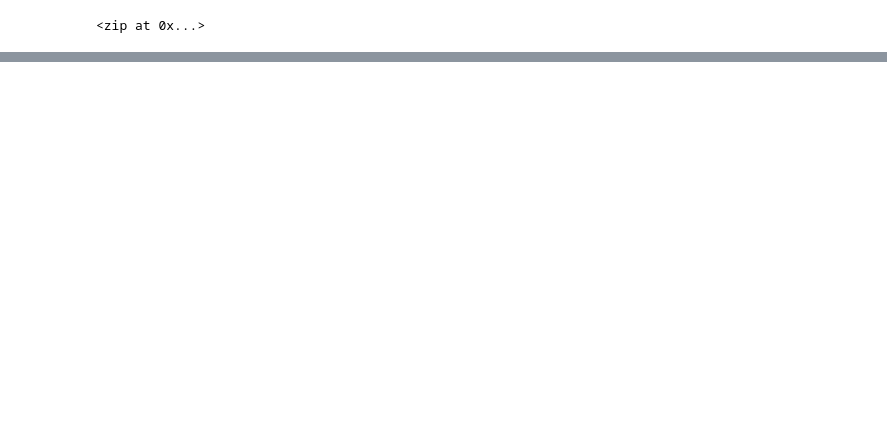
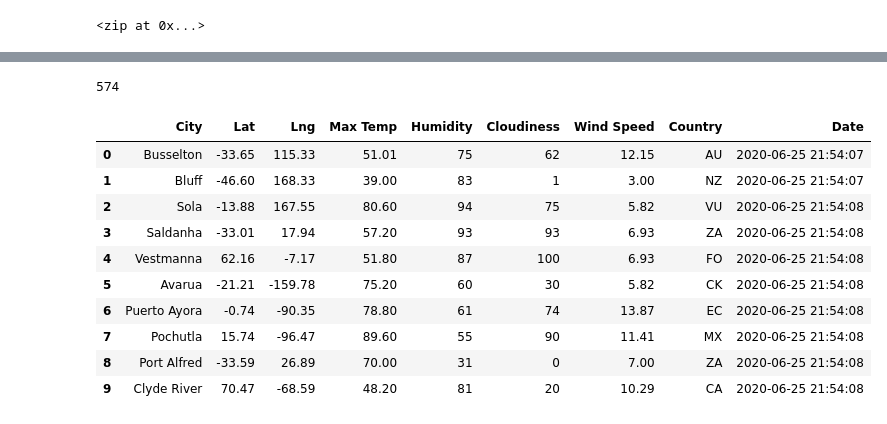
Before and after one commit to daveneldenis/World_Weather_Analysis, a Jupyter notebook: WeatherPy.ipynb, the cells around one changed output, grey strips where cells are left out. Cells and saved outputs as stored; diff of their text form; code cells hidden in the pictures; blank space fills up the shorter version.

```diff
--- a/WeatherPy.ipynb
+++ b/WeatherPy.ipynb
@@ -32,0 +154,20 @@ len(cities)
+# %%
+len(city_data)
+# %% [output]
+574
+# %%
+# Convert the array of dictionaries to a Pandas DataFrame.
+city_data_df = pd.DataFrame(city_data)
+city_data_df.head(10)
+# %% [output]
+|  | City | Lat | Lng | Max Temp | Humidity | Cloudiness | Wind Speed | Country | Date |
+| 0 | Busselton | -33.65 | 115.33 | 51.01 | 75 | 62 | 12.15 | AU | 2020-06-25 21:54:07 |
+| 1 | Bluff | -46.60 | 168.33 | 39.00 | 83 | 1 | 3.00 | NZ | 2020-06-25 21:54:07 |
+| 2 | Sola | -13.88 | 167.55 | 80.60 | 94 | 75 | 5.82 | VU | 2020-06-25 21:54:08 |
+| 3 | Saldanha | -33.01 | 17.94 | 57.20 | 93 | 93 | 6.93 | ZA | 2020-06-25 21:54:08 |
+| 4 | Vestmanna | 62.16 | -7.17 | 51.80 | 87 | 100 | 6.93 | FO | 2020-06-25 21:54:08 |
+| 5 | Avarua | -21.21 | -159.78 | 75.20 | 60 | 30 | 5.82 | CK | 2020-06-25 21:54:08 |
+| 6 | Puerto Ayora | -0.74 | -90.35 | 78.80 | 61 | 74 | 13.87 | EC | 2020-06-25 21:54:08 |
+| 7 | Pochutla | 15.74 | -96.47 | 89.60 | 55 | 90 | 11.41 | MX | 2020-06-25 21:54:08 |
+| 8 | Port Alfred | -33.59 | 26.89 | 70.00 | 31 | 0 | 7.00 | ZA | 2020-06-25 21:54:08 |
+| 9 | Clyde River | 70.47 | -68.59 | 48.20 | 81 | 20 | 10.29 | CA | 2020-06-25 21:54:08 |
```
Also changed, not shown: parts of 10 cells of this notebook, 3 other files.
